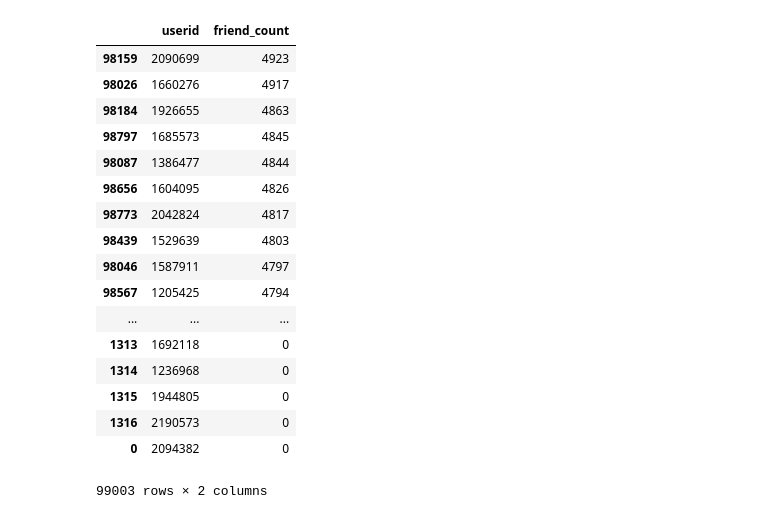
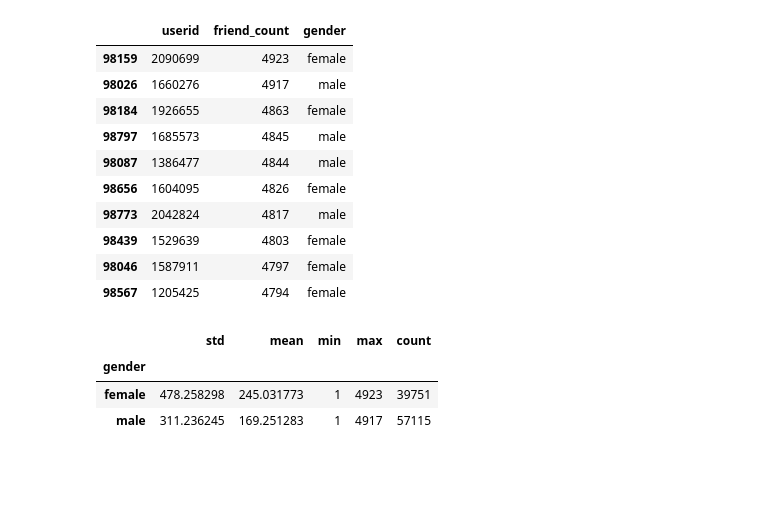
Before and after one commit to jainsrbh/fbproject, a Jupyter notebook: fbusers.ipynb, the cells around one changed output. Cells and saved outputs as stored; diff of their text form; code cells hidden in the pictures; blank space fills up the shorter version.

```diff
--- a/fbusers.ipynb
+++ b/fbusers.ipynb
@@ -1,6 +1,11 @@
 # %%
 import pandas as pd
-root="C:/sandbox/python/"
+import numpy as np
+import matplotlib.pyplot as plt
+import matplotlib.pylab as pie
+%matplotlib inline
+plt.rcParams["figure.figsize"] = (20,3)
+root="C:/Users/User/Documents/upxproject/"
 fbdata = pd.read_table(root+"pseudo_facebook.tsv")
 fbdata.head()
 # %% [output]
@@ -12,24 +17,26 @@ fbdata.head()
 | 4 | 1733186 | 14 | 4 | 1999 | 12 | male | 82.0 | 0 | 0 | ... |
 # %%
 #friends count
-user_count = fbdata.filter(['userid','friend_count'],axis=1)
-user_count.sort_values(['friend_count'],axis=0,ascending=False)
+user_count = fbdata.filter(['userid','friend_count','gender'],axis=1)
+user_count.sort_values(['friend_count'],axis=0,ascending=False)[0:10]
 # %% [output]
-|  | userid | friend_count |
-| 98159 | 2090699 | 4923 |
-| 98026 | 1660276 | 4917 |
-| 98184 | 1926655 | 4863 |
-| 98797 | 1685573 | 4845 |
-| 98087 | 1386477 | 4844 |
-| 98656 | 1604095 | 4826 |
-| 98773 | 2042824 | 4817 |
-| 98439 | 1529639 | 4803 |
-| 98046 | 1587911 | 4797 |
-| 98567 | 1205425 | 4794 |
-| ... | ... | ... |
-| 1313 | 1692118 | 0 |
-| 1314 | 1236968 | 0 |
-| 1315 | 1944805 | 0 |
-| 1316 | 2190573 | 0 |
-| 0 | 2094382 | 0 |
+|  | userid | friend_count | gender |
+| 98159 | 2090699 | 4923 | female |
+| 98026 | 1660276 | 4917 | male |
+| 98184 | 1926655 | 4863 | female |
+| 98797 | 1685573 | 4845 | male |
+| 98087 | 1386477 | 4844 | male |
+| 98656 | 1604095 | 4826 | female |
+| 98773 | 2042824 | 4817 | male |
+| 98439 | 1529639 | 4803 | female |
+| 98046 | 1587911 | 4797 | female |
+| 98567 | 1205425 | 4794 | female |
-99003 rows × 2 columns
+# %%
+#Female members have on an avg 245 friends and male members have on an avg 169 friends
+active_users = fbdata[fbdata.friend_count>0]
+active_users.groupby('gender').friend_count.agg(['std','mean','min','max','count'])
+# %% [output]
+|  | std | mean | min | max | count |
+| gender |  |  |  |  |  |
+| female | 478.258298 | 245.031773 | 1 | 4923 | 39751 |
+| male | 311.236245 | 169.251283 | 1 | 4917 | 57115 |
```
Also changed, not shown: parts of 15 cells of this notebook.
